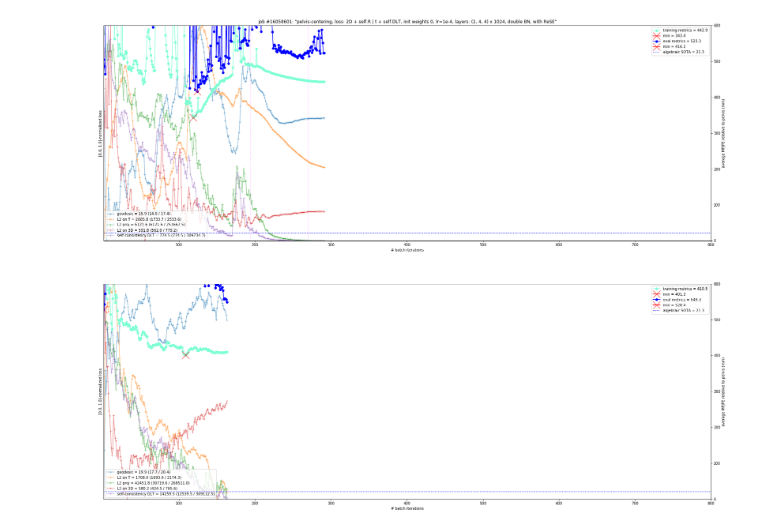
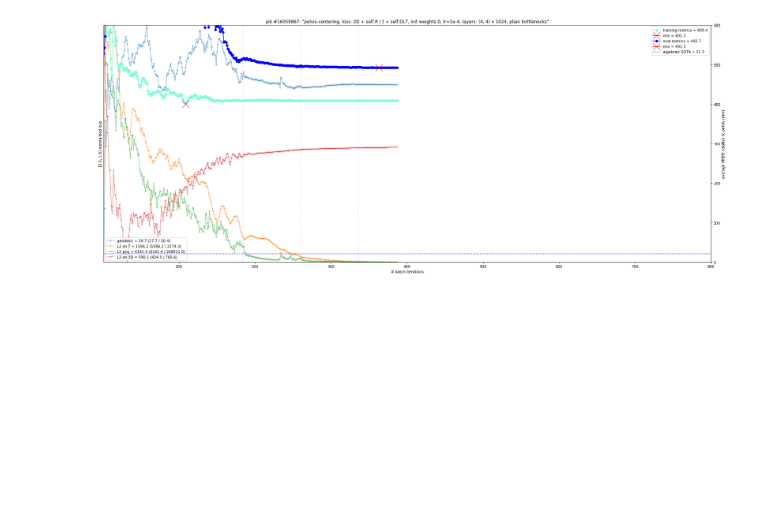
Before and after one commit to karfly/learnable-triangulation-pytorch, a Jupyter notebook: tom.ipynb, the cells around one changed output. Cells and saved outputs as stored; diff of their text form; code cells hidden in the pictures; blank space fills up the shorter version.

```diff
--- a/tom.ipynb
+++ b/tom.ipynb
@@ -55,31 +55,30 @@ def plot_jobs(jobs, titles, training_batch_size=8, metrics_ylim=[0, 1e2]):
 # %%
 title = 'preprocess = {} | arch = {} | loss = {} | regime = {}'
 common_setup = 'KISS (normalizing KPs), no lr decay'
 jobs = list(zip(*[
     # overfitting basline ('15854643', title.format('pelvis cent -> norm Frobenius', 'R: 5L, t: 2L', '3D, geo, t', '1e-4 decaying every 75 x5e-1 (based on train MPJPE), weight_decay=1e1')),
     # overfitting ('15926479', 'norm Fro, supervision: 3D, R | t'),
     # learning self does not help with mm ('15929614', 'norm Fro, supervision: 3D, self.R, self.t'),
     # bad! bad! bad BN! ('15935791', 'norm Fro, supervision: 2D, self.R, self.t'),
     # weird behaviour ('15937977', 'norm Fro, no BN, supervision: 2D, self.R, self.t'),
     # ('15948909', 'norm Fro, no BN, supervision: 2D, self.R, self.t, self.DLT'),
 
     # promising ('16006854', 'pivot self.t self.R + bn, backb 20l, others 5'),
 
     # ('16034428', '~ 15854643'),  # overfitting baseline (loss ws = geo: 10, trans: 5, 3D: 1)
 
     # ('16036412', 'loss: 3D + 2D + self.R | t'),  # (loss ws = 2D: 1e-2, 3D: 1, self.R: 1e-1, self.t: 1e-3)
     # ('16040581', 'loss: 2D + self.R | t + self.DLT, BB has 8L'),  # (loss ws = 2D: 1e-2, self.R: 1e-1, self.t: 1e-3, self.DLT: 1e-2)
     # ('16042030', 'loss: 2D + self.R | t + self.DLT, not centering KPs, BB has 4L'),
 
     # ('16042239', 'loss: 2D + self.R | t + self.DLT, lr=1e-3, BB has 4L'),
     # still ('16042669', 'loss: 2D + self.R | t + self.DLT, lr=1e-2, layers: 2, 5, 5'),
     # still ('16044276', 'NOT pelvis-centering, loss: 2D + self.R | t + self.DLT, init weights, lr=1e-4, layers: 2, 5, 5'),
     # still ('16045770', 'NOT pelvis-centering, loss: 2D + self.R | t + self.DLT, init weights, lr=1e-4, layers: 4, 2, 2'),
 
-    ('16058601', 'pelvis-centering, loss: 2D + self.R | t + self.DLT, init weights 0, lr=1e-4, layers: (2, 4, 4) x 1024, double BN, with ReSE'),
-    ('16058867', '')
+    ('16058867', 'pelvis-centering, loss: 2D + self.R | t + self.DLT, init weights 0, lr=1e-4, layers: (4, 4) x 1024, plain bottlenecks'),
 ]))  # human readable form
 
 plot_jobs(jobs[0], jobs[1], metrics_ylim=[0, 6e2])  # .png
 # %% [output]
-[figure, old version]
+[figure, new version]
```
Also changed, not shown: 6 other files.
